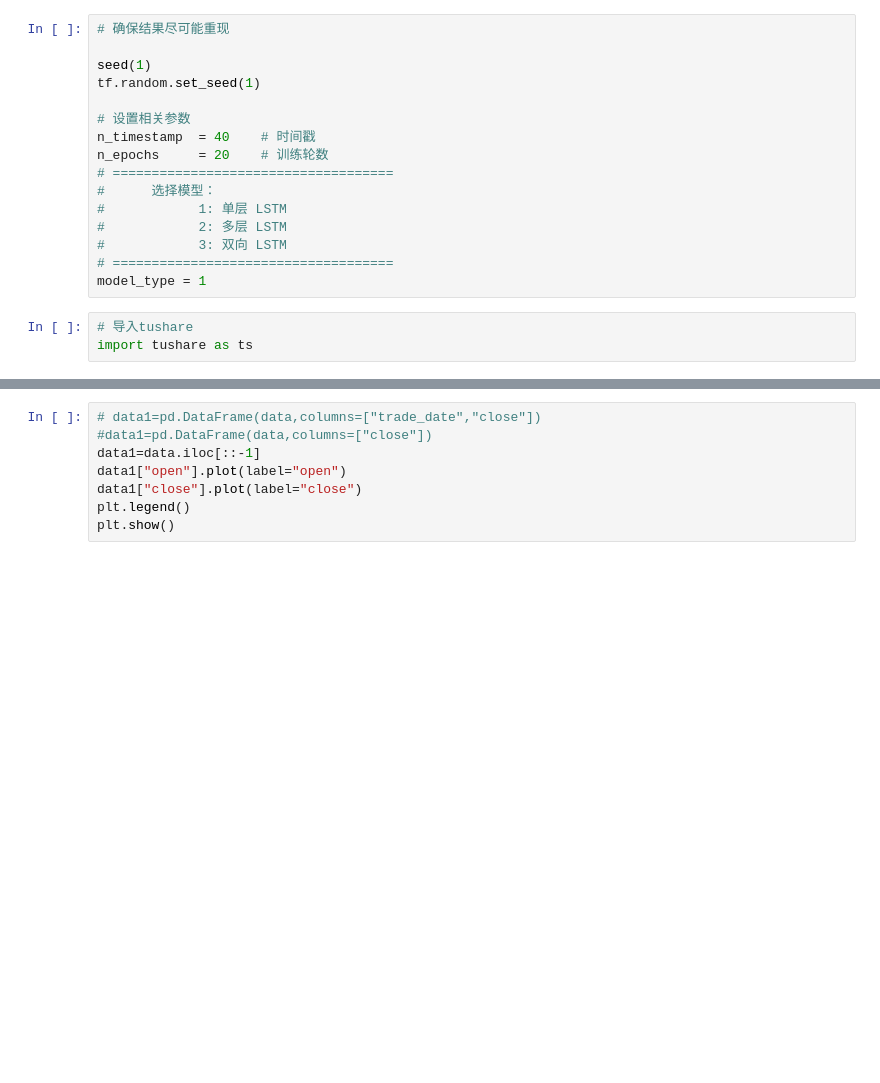
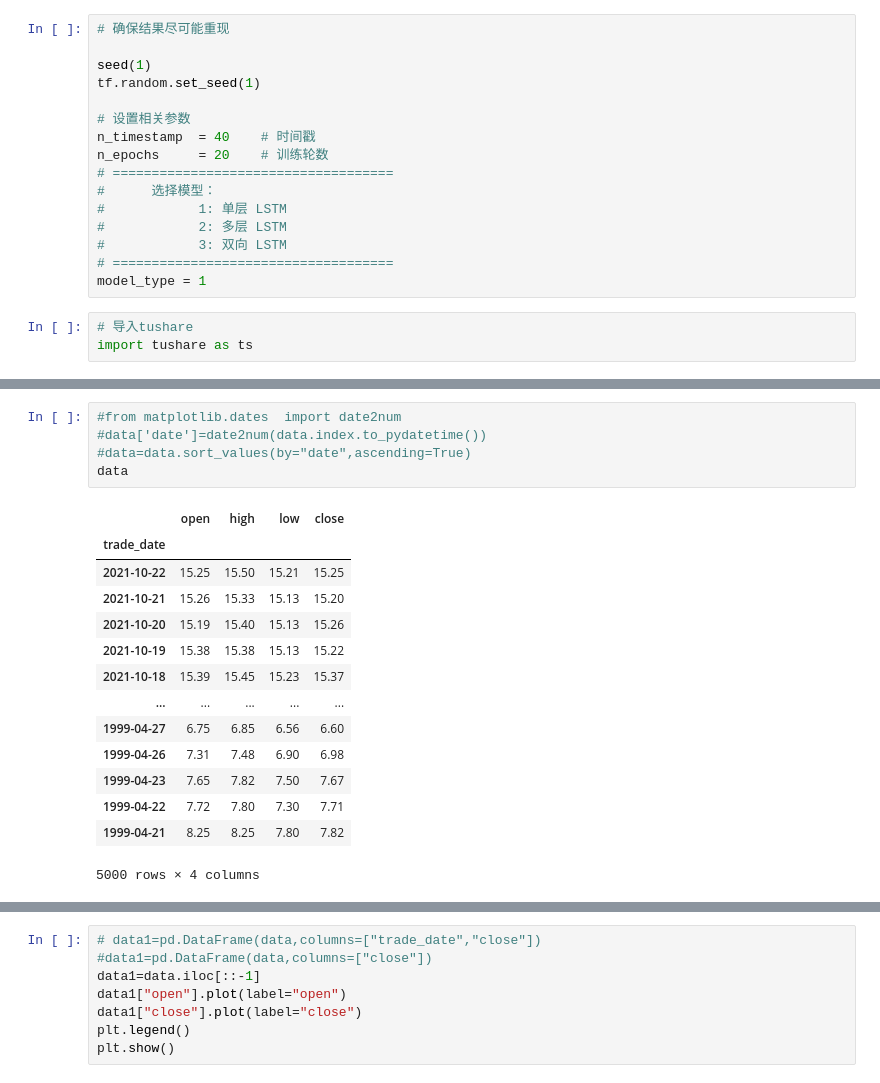
Before and after one commit to besttea/BestteaPythonWork, a Jupyter notebook: stocktest/stocktest.ipynb, the cells around one changed output, grey strips where cells are left out. Saved outputs shown, nothing was run; the diff lists cells and outputs as text; blank space fills up the shorter version.

```diff
--- a/stocktest/stocktest.ipynb
+++ b/stocktest/stocktest.ipynb
@@ -98,0 +157,20 @@ print(i.iloc[::-1])
+# %%
+#from matplotlib.dates  import date2num
+#data['date']=date2num(data.index.to_pydatetime())
+#data=data.sort_values(by="date",ascending=True)
+data
+# %% [output]
+|  | open | high | low | close |
+| trade_date |  |  |  |  |
+| 2021-10-22 | 15.25 | 15.50 | 15.21 | 15.25 |
+| 2021-10-21 | 15.26 | 15.33 | 15.13 | 15.20 |
+| 2021-10-20 | 15.19 | 15.40 | 15.13 | 15.26 |
+| 2021-10-19 | 15.38 | 15.38 | 15.13 | 15.22 |
+| 2021-10-18 | 15.39 | 15.45 | 15.23 | 15.37 |
+| ... | ... | ... | ... | ... |
+| 1999-04-27 | 6.75 | 6.85 | 6.56 | 6.60 |
+| 1999-04-26 | 7.31 | 7.48 | 6.90 | 6.98 |
+| 1999-04-23 | 7.65 | 7.82 | 7.50 | 7.67 |
+| 1999-04-22 | 7.72 | 7.80 | 7.30 | 7.71 |
+| 1999-04-21 | 8.25 | 8.25 | 7.80 | 7.82 |
+5000 rows × 4 columns
```
Also changed, not shown: parts of 16 cells of this notebook, 2 other files.
